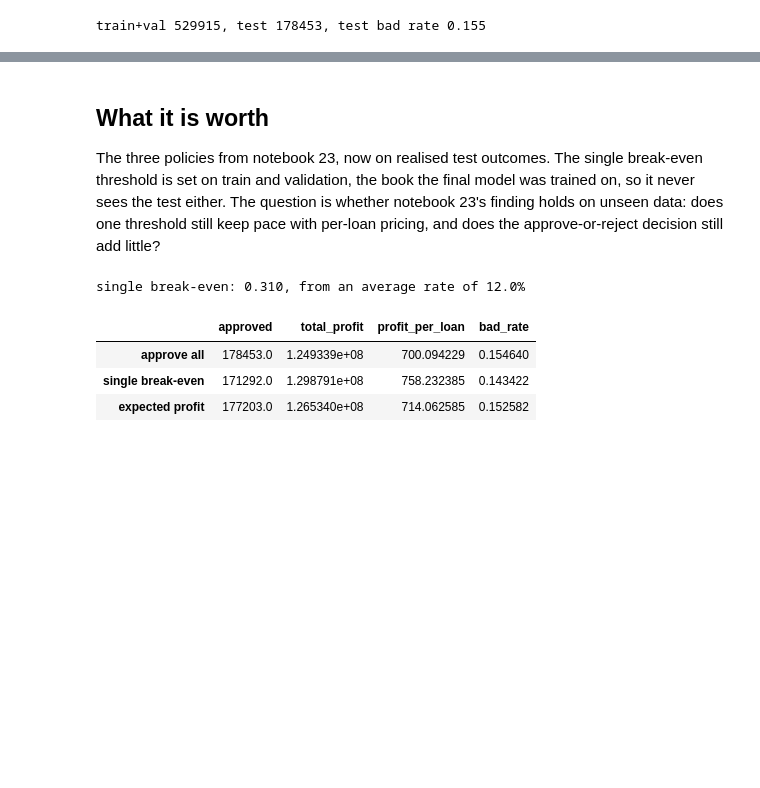
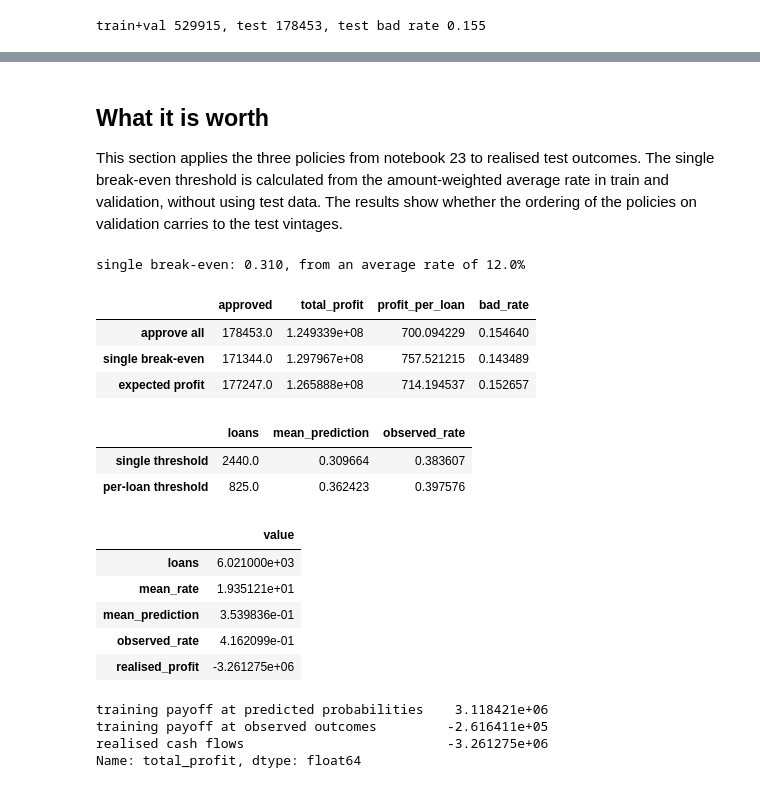
Before and after one commit to EnzoCanonero/credit-risk-end-to-end, a Jupyter notebook: notebooks/25_final_test.ipynb, the cells around one changed output, grey strips where cells are left out. Saved outputs shown, nothing was run; the diff lists cells and outputs as text; code cells hidden in the pictures; blank space fills up the shorter version.

Commit message:
docs: polish README and notebooks

```diff
--- a/notebooks/25_final_test.ipynb
+++ b/notebooks/25_final_test.ipynb
@@ -92,11 +130,10 @@ plt.show()
 # %% [markdown]
 ## What it is worth
 
-The three policies from notebook 23, now on realised test outcomes. The single break-even
-threshold is set on train and validation, the book the final model was trained on, so it never
-sees the test either. The question is whether notebook 23's finding holds on unseen data: does one
-threshold still keep pace with per-loan pricing, and does the approve-or-reject decision still add
-little?
+This section applies the three policies from notebook 23 to realised test outcomes. The single
+break-even threshold is calculated from the amount-weighted average rate in train and validation,
+without using test data. The results show whether the ordering of the policies on validation
+carries to the test vintages.
 # %%
 outcomes = load_outcomes().drop(columns=["loan_amnt"])
 scored = test.merge(outcomes, on="id")
@@ -104,36 +141,88 @@ assert len(scored) == len(test)
 
 scored["realised_profit"] = (
     scored["total_rec_prncp"] + scored["recoveries"] + scored["total_rec_int"] - scored["loan_amnt"]
 )
 scored["exp_profit"] = expected_profit(scored["proba"], scored["loan_amnt"], scored["int_rate"])
 
 r_bar = (train_val["int_rate"] * train_val["loan_amnt"]).sum() / train_val["loan_amnt"].sum()
 c = breakeven_probability(r_bar)
 print(f"single break-even: {c:.3f}, from an average rate of {r_bar:.1f}%")
 
 policies = {
     "approve all": pd.Series(True, index=scored.index),
     "single break-even": scored["proba"] < c,
     "expected profit": scored["exp_profit"] > 0,
 }
 
 rows = {}
 for name, approve in policies.items():
     taken = scored[approve]
     rows[name] = {
         "approved": len(taken),
         "total_profit": taken["realised_profit"].sum(),
         "profit_per_loan": taken["realised_profit"].mean(),
         "bad_rate": taken[TARGET].mean(),
     }
 
-pd.DataFrame(rows).T
+policy_results = pd.DataFrame(rows).T
+display(policy_results)
+
+own_cutoff = breakeven_probability(scored["int_rate"])
+near_cutoff = {
+    "single threshold": (scored["proba"] - c).abs() <= 0.01,
+    "per-loan threshold": (scored["proba"] - own_cutoff).abs() <= 0.01,
+}
+decision_rows = {}
+for name, mask in near_cutoff.items():
+    part = scored[mask]
+    decision_rows[name] = {
+        "loans": len(part),
+        "mean_prediction": part["proba"].mean(),
+        "observed_rate": part[TARGET].mean(),
+    }
+display(pd.DataFrame(decision_rows).T)
+
+flat = scored["proba"] < c
+per_loan = scored["exp_profit"] > 0
+extra = scored[per_loan & ~flat]
+disagreement = pd.Series({
+    "loans": len(extra),
+    "mean_rate": extra["int_rate"].mean(),
+    "mean_prediction": extra["proba"].mean(),
+    "observed_rate": extra[TARGET].mean(),
+    "realised_profit": extra["realised_profit"].sum(),
+}, name="approved only by per-loan rule")
+display(disagreement.to_frame("value"))
+
+profit_check = pd.Series({
+    "training payoff at predicted probabilities": expected_profit(
+        extra["proba"], extra["loan_amnt"], extra["int_rate"]
+    ).sum(),
+    "training payoff at observed outcomes": expected_profit(
+        extra[TARGET], extra["loan_amnt"], extra["int_rate"]
+    ).sum(),
+    "realised cash flows": extra["realised_profit"].sum(),
+}, name="total_profit")
+profit_check
 # %% [output]
 single break-even: 0.310, from an average rate of 12.0%
 |  | approved | total_profit | profit_per_loan | bad_rate |
 | approve all | 178453.0 | 1.249339e+08 | 700.094229 | 0.154640 |
-| single break-even | 171292.0 | 1.298791e+08 | 758.232385 | 0.143422 |
-| expected profit | 177203.0 | 1.265340e+08 | 714.062585 | 0.152582 |
+| single break-even | 171344.0 | 1.297967e+08 | 757.521215 | 0.143489 |
+| expected profit | 177247.0 | 1.265888e+08 | 714.194537 | 0.152657 |
+|  | loans | mean_prediction | observed_rate |
+| single threshold | 2440.0 | 0.309664 | 0.383607 |
+| per-loan threshold | 825.0 | 0.362423 | 0.397576 |
+|  | value |
+| loans | 6.021000e+03 |
+| mean_rate | 1.935121e+01 |
+| mean_prediction | 3.539836e-01 |
+| observed_rate | 4.162099e-01 |
+| realised_profit | -3.261275e+06 |
+training payoff at predicted probabilities    3.118421e+06
+training payoff at observed outcomes         -2.616411e+05
+realised cash flows                          -3.261275e+06
+Name: total_profit, dtype: float64
 # %% [markdown]
 ## Conclusions
 
```
Also changed, not shown: parts of 7 cells of this notebook, 6 other files.
